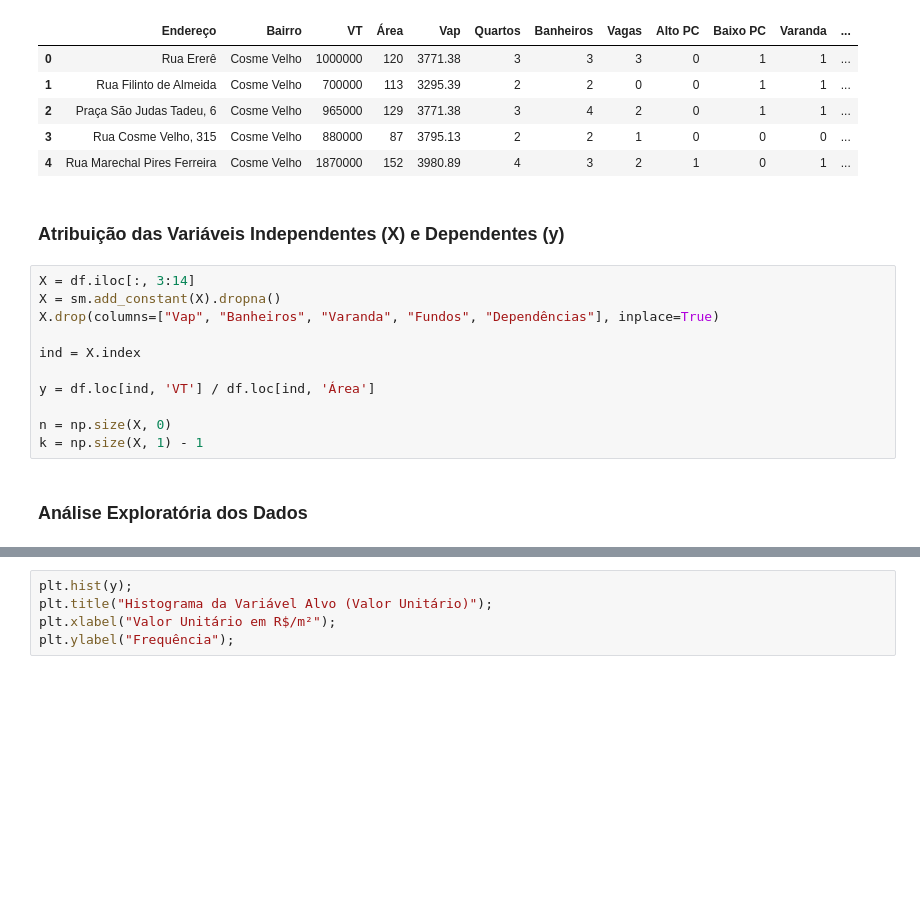
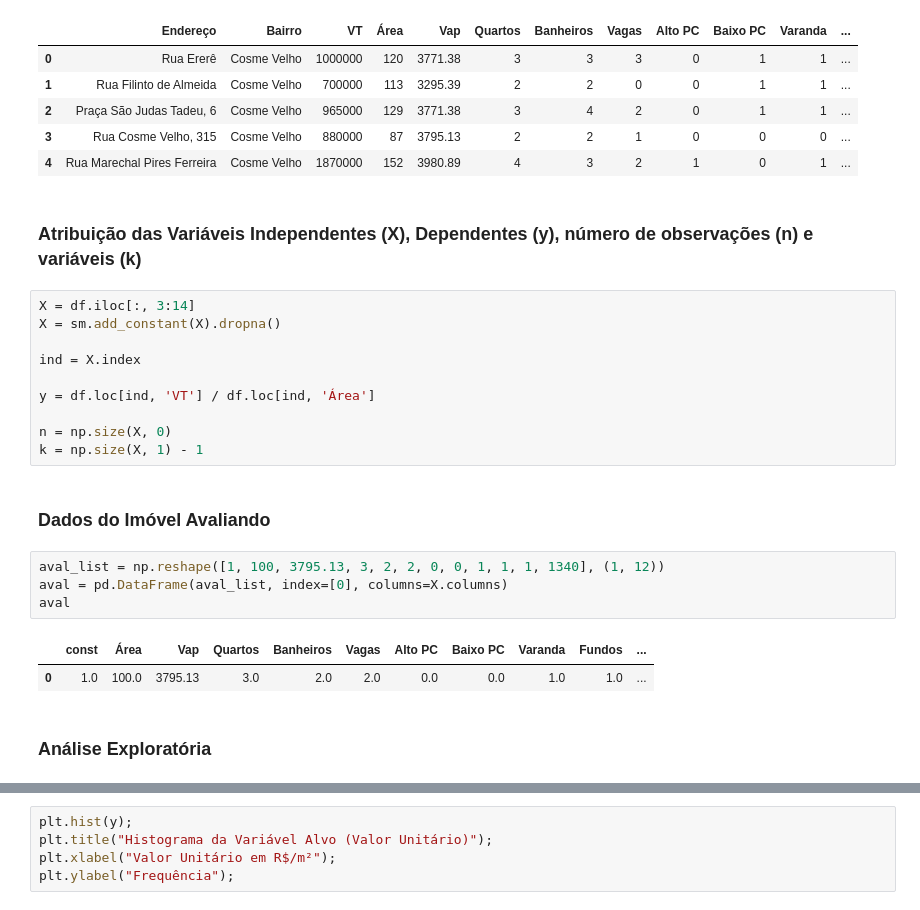
Before and after one commit to hstojal/Avaliacao_Imobiliaria_por_Regressao_Linear, a Jupyter notebook: notebook/modelos_de_regressao_v02.ipynb, the cells around one changed output, grey strips where cells are left out. Saved outputs shown, nothing was run; the diff lists cells and outputs as text; blank space fills up the shorter version.

```diff
--- a/notebook/modelos_de_regressao_v02.ipynb
+++ b/notebook/modelos_de_regressao_v02.ipynb
@@ -21,11 +25,10 @@ df.head()
 | 3 | Rua Cosme Velho, 315 | Cosme Velho | 880000 | 87 | 3795.13 | 2 | 2 | 1 | 0 | 0 | 0 | ... |
 | 4 | Rua Marechal Pires Ferreira | Cosme Velho | 1870000 | 152 | 3980.89 | 4 | 3 | 2 | 1 | 0 | 1 | ... |
 # %% [markdown]
-### Atribuição das Variáveis Independentes (X) e Dependentes (y)
+### Atribuição das Variáveis Independentes (X), Dependentes (y), número de observações (n) e variáveis (k)
 # %%
 X = df.iloc[:, 3:14]
 X = sm.add_constant(X).dropna()
-X.drop(columns=["Vap", "Banheiros", "Varanda", "Fundos", "Dependências"], inplace=True)
 
 ind = X.index
 
@@ -33,8 +36,17 @@ y = df.loc[ind, 'VT'] / df.loc[ind, 'Área']
 
 n = np.size(X, 0)
 k = np.size(X, 1) - 1
+# %% [markdown]
+### Dados do Imóvel Avaliando
+# %%
+aval_list = np.reshape([1, 100, 3795.13, 3, 2, 2, 0, 0, 1, 1, 1, 1340], (1, 12))
+aval = pd.DataFrame(aval_list, index=[0], columns=X.columns)
+aval
+# %% [output]
+|  | const | Área | Vap | Quartos | Banheiros | Vagas | Alto PC | Baixo PC | Varanda | Fundos | ... |
+| 0 | 1.0 | 100.0 | 3795.13 | 3.0 | 2.0 | 2.0 | 0.0 | 0.0 | 1.0 | 1.0 | ... |
 # %% [markdown]
-### Análise Exploratória dos Dados
+### Análise Exploratória
 # %%
 X.describe()
 # %% [output]
```
Also changed, not shown: parts of 21 cells of this notebook, 1 other file.
